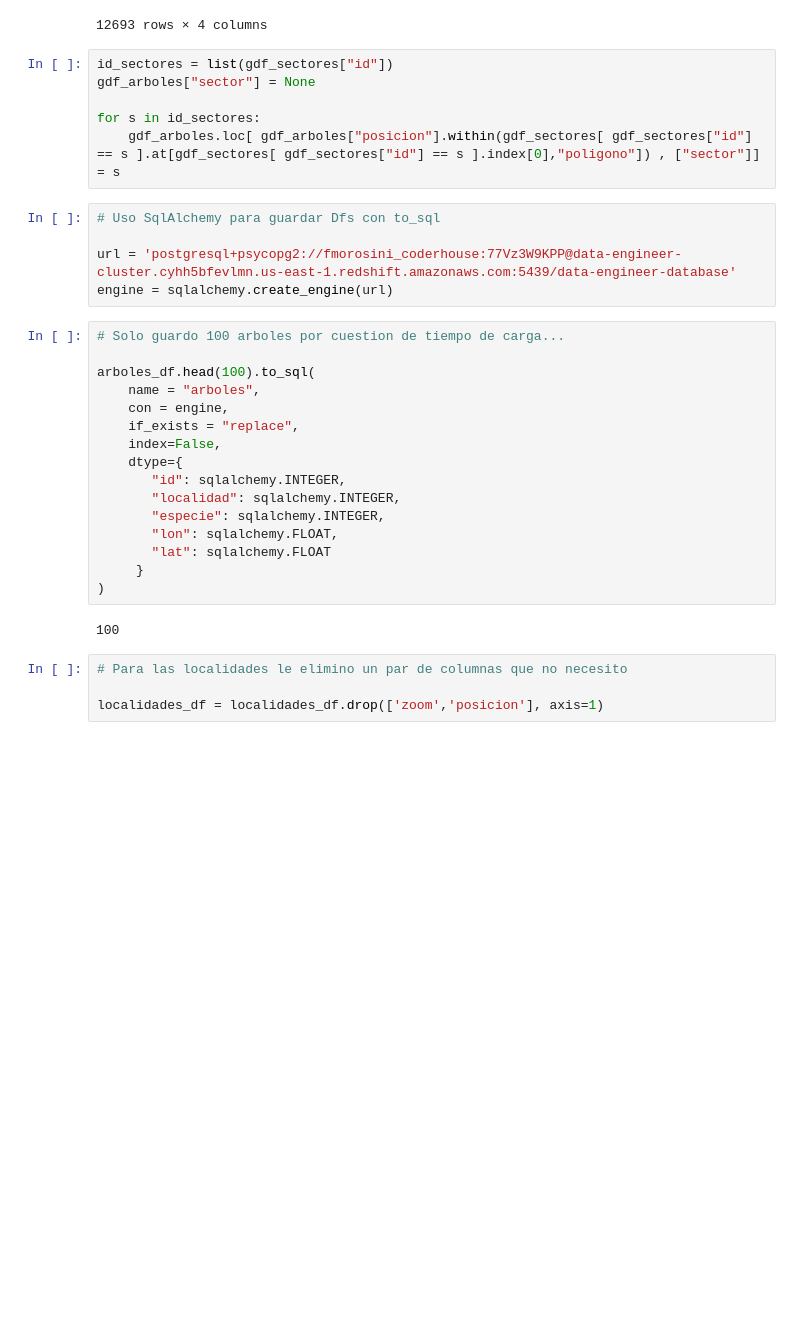
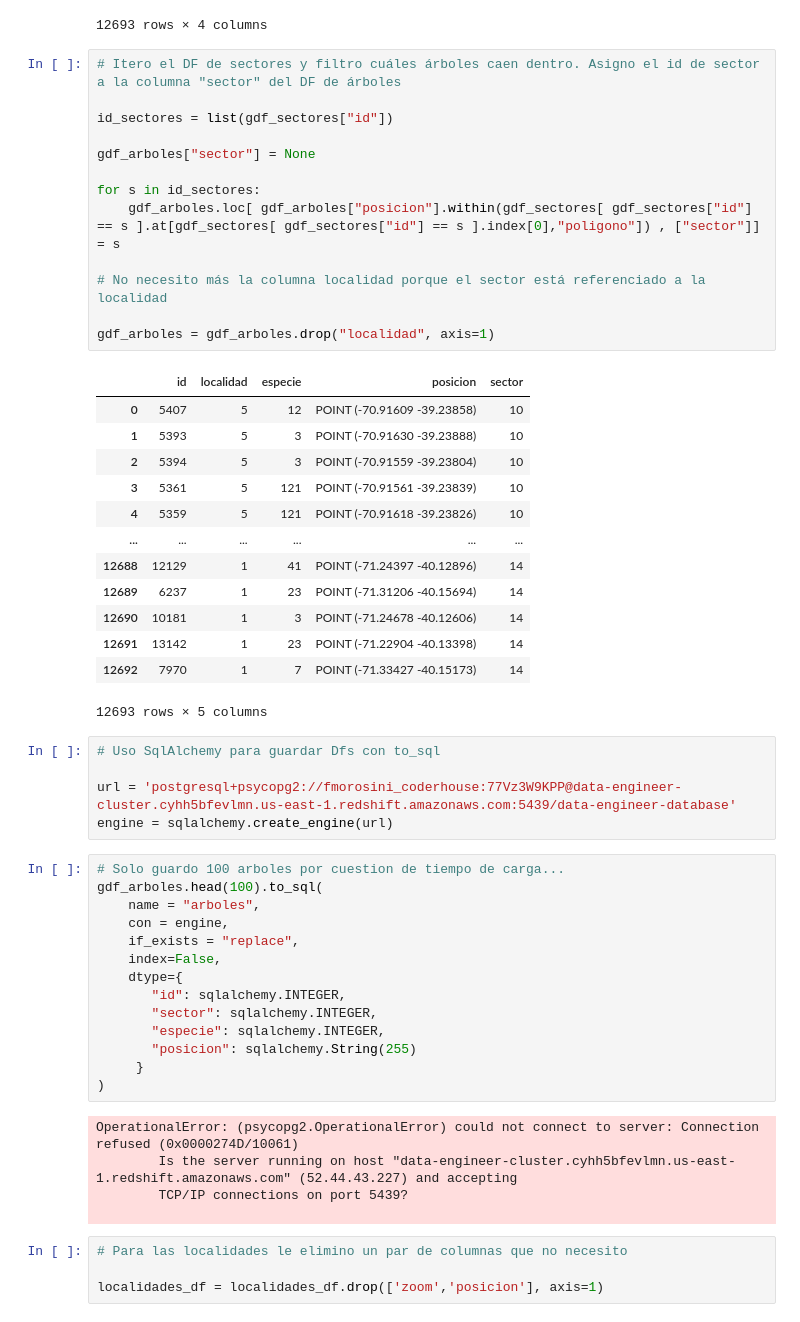
Before and after one commit to fmorosini/data-engieering-coderhouse, a Jupyter notebook: entregable_2_Curso_Data_Engineering_Coderhouse.ipynb, the cells around one changed output. Drawn from its saved outputs; the diff is of its cells as text; blank space fills up the shorter version.

```diff
--- a/entregable_2_Curso_Data_Engineering_Coderhouse.ipynb
+++ b/entregable_2_Curso_Data_Engineering_Coderhouse.ipynb
@@ -89,11 +105,32 @@ gdf_arboles
 | 12692 | 7970 | 1 | 7 | POINT (-71.33427 -40.15173) |
 12693 rows × 4 columns
 # %%
+# Itero el DF de sectores y filtro cuáles árboles caen dentro. Asigno el id de sector a la columna "sector" del DF de árboles
+
 id_sectores = list(gdf_sectores["id"])
+
 gdf_arboles["sector"] = None
 
 for s in id_sectores:
     gdf_arboles.loc[ gdf_arboles["posicion"].within(gdf_sectores[ gdf_sectores["id"] == s ].at[gdf_sectores[ gdf_sectores["id"] == s ].index[0],"poligono"]) , ["sector"]] = s
+
+# No necesito más la columna localidad porque el sector está referenciado a la localidad
+
+gdf_arboles = gdf_arboles.drop("localidad", axis=1)
+# %% [output]
+|  | id | localidad | especie | posicion | sector |
+| 0 | 5407 | 5 | 12 | POINT (-70.91609 -39.23858) | 10 |
+| 1 | 5393 | 5 | 3 | POINT (-70.91630 -39.23888) | 10 |
+| 2 | 5394 | 5 | 3 | POINT (-70.91559 -39.23804) | 10 |
+| 3 | 5361 | 5 | 121 | POINT (-70.91561 -39.23839) | 10 |
+| 4 | 5359 | 5 | 121 | POINT (-70.91618 -39.23826) | 10 |
+| ... | ... | ... | ... | ... | ... |
+| 12688 | 12129 | 1 | 41 | POINT (-71.24397 -40.12896) | 14 |
+| 12689 | 6237 | 1 | 23 | POINT (-71.31206 -40.15694) | 14 |
+| 12690 | 10181 | 1 | 3 | POINT (-71.24678 -40.12606) | 14 |
+| 12691 | 13142 | 1 | 23 | POINT (-71.22904 -40.13398) | 14 |
+| 12692 | 7970 | 1 | 7 | POINT (-71.33427 -40.15173) | 14 |
+12693 rows × 5 columns
 # %%
 # Uso SqlAlchemy para guardar Dfs con to_sql
 
@@ -101,22 +138,23 @@ url = 'postgresql+psycopg2://fmorosini_coderhouse:77Vz3W9KPP@data-engineer-clust
 engine = sqlalchemy.create_engine(url)
 # %%
 # Solo guardo 100 arboles por cuestion de tiempo de carga...
-
-arboles_df.head(100).to_sql(
+gdf_arboles.head(100).to_sql(
     name = "arboles",
     con = engine,
     if_exists = "replace",
     index=False,
     dtype={
        "id": sqlalchemy.INTEGER,
-       "localidad": sqlalchemy.INTEGER,
+       "sector": sqlalchemy.INTEGER,
        "especie": sqlalchemy.INTEGER,
-       "lon": sqlalchemy.FLOAT,
-       "lat": sqlalchemy.FLOAT
+       "posicion": sqlalchemy.String(255)
      }
 )
 # %% [output]
-100
+OperationalError: (psycopg2.OperationalError) could not connect to server: Connection refused (0x0000274D/10061)
+        Is the server running on host "data-engineer-cluster.cyhh5bfevlmn.us-east-1.redshift.amazonaws.com" (52.44.43.227) and accepting
+        TCP/IP connections on port 5439?
+
 # %%
 # Para las localidades le elimino un par de columnas que no necesito
 
```
Also changed, not shown: parts of 4 cells of this notebook.
